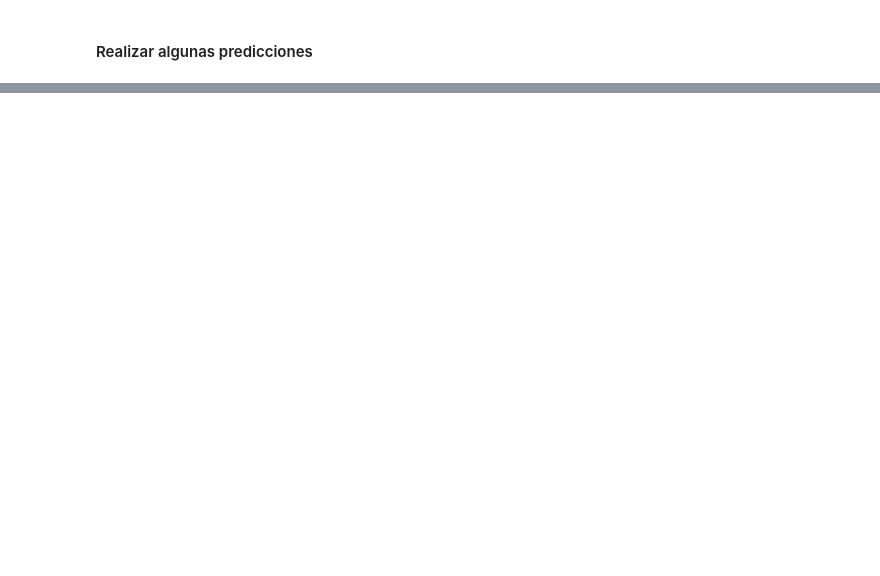
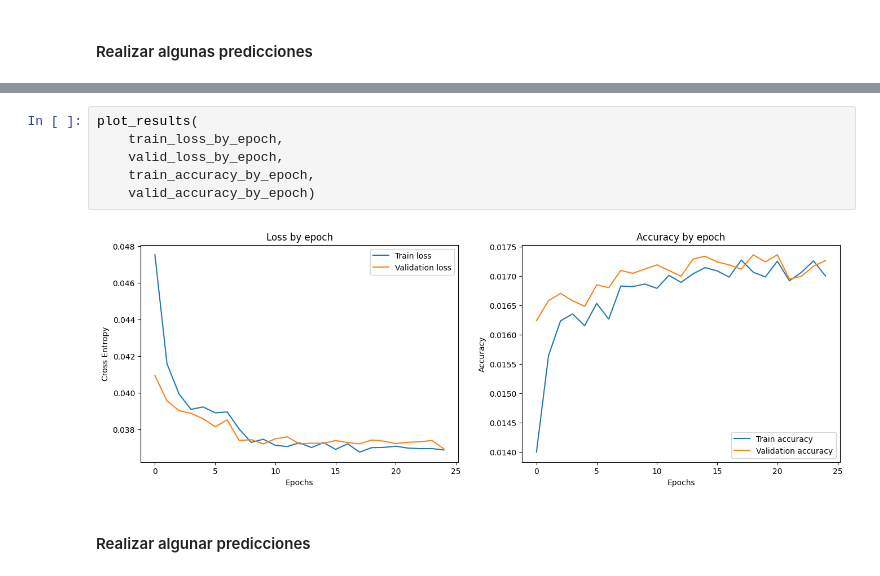
Before and after one commit to EnzoA/Ocular_Disease_Classification, a Jupyter notebook: ResNet18_Ocular_Disease_Classification.ipynb, the cells around one changed output, grey strips where cells are left out. Drawn from its saved outputs; the diff is of its cells as text; blank space fills up the shorter version.

```diff
--- a/ResNet18_Ocular_Disease_Classification.ipynb
+++ b/ResNet18_Ocular_Disease_Classification.ipynb
@@ -538,0 +639,10 @@ El valor obtenido por el modelo es "Diabetes"
+# %%
+plot_results(
+    train_loss_by_epoch,
+    valid_loss_by_epoch,
+    train_accuracy_by_epoch,
+    valid_accuracy_by_epoch)
+# %% [output]
+[figure, added]
+# %% [markdown]
+#### Realizar algunar predicciones
```
Also changed, not shown: parts of 28 cells of this notebook.
